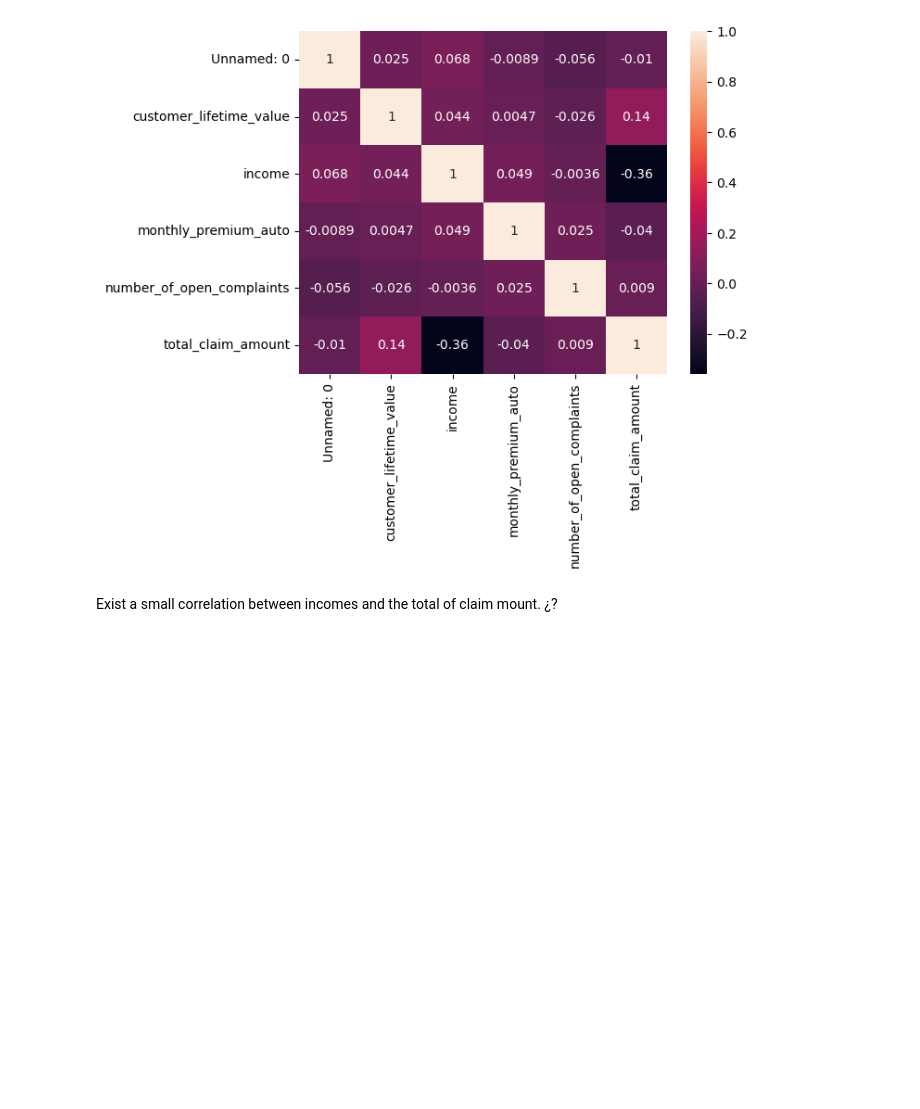
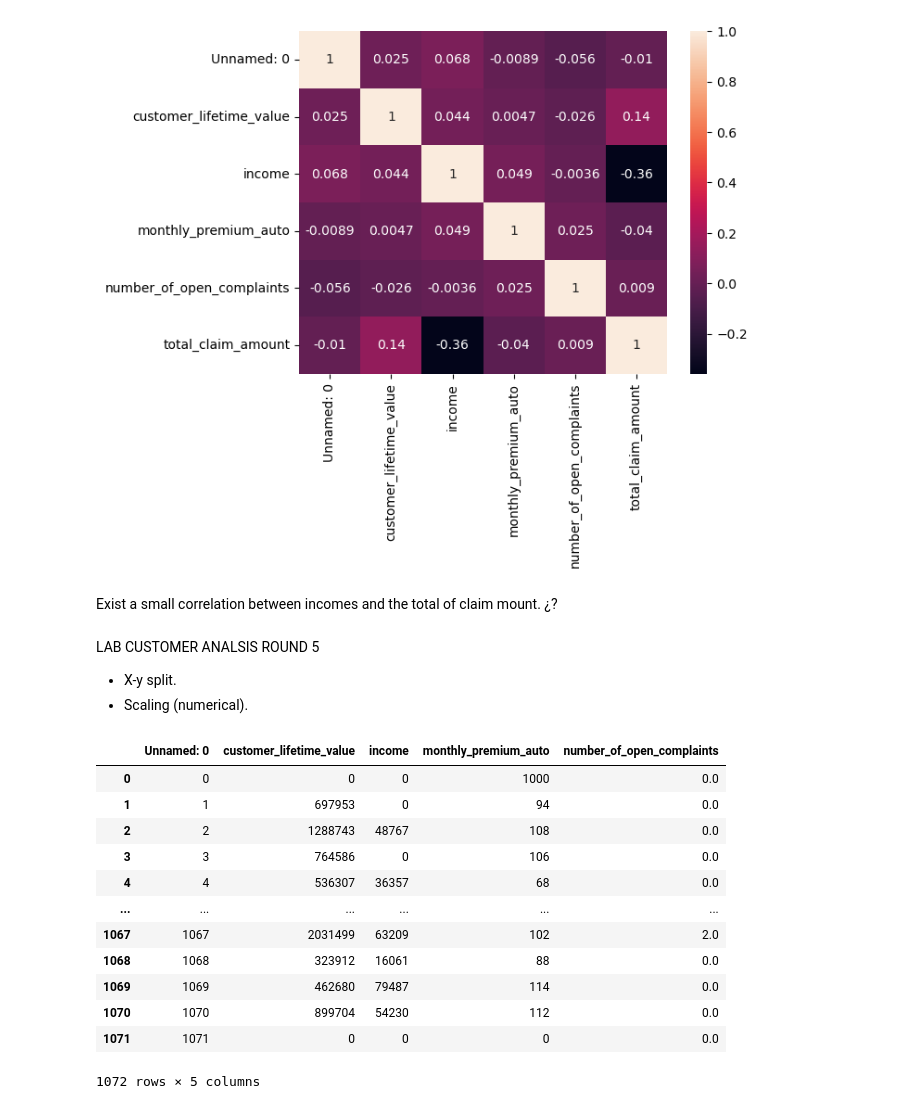
Before and after one commit to katchuli/lab-dw-data-cleaning-and-formatting, a Jupyter notebook: lab-dw-data-cleaning-and-formatting.ipynb, the cells around one changed output. Drawn from its saved outputs; the diff is of its cells as text; code cells hidden in the pictures; blank space fills up the shorter version.

Commit message:
round 5 done

```diff
--- a/lab-dw-data-cleaning-and-formatting.ipynb
+++ b/lab-dw-data-cleaning-and-formatting.ipynb
@@ -629,3 +629,8 @@ plt.show()
 Exist a small correlation between incomes and the total of claim mount. ¿?
 # %%
 # If there is no pair of features that have a high correlation, then do not drop any features.
+# %% [markdown]
+LAB CUSTOMER ANALSIS ROUND 5
+
+- X-y split.
+- Scaling (numerical).
@@ -631,0 +646,16 @@ Exist a small correlation between incomes and the total of claim mount. ¿?
+# %%
+X_num
+# %% [output]
+|  | Unnamed: 0 | customer_lifetime_value | income | monthly_premium_auto | number_of_open_complaints |
+| 0 | 0 | 0 | 0 | 1000 | 0.0 |
+| 1 | 1 | 697953 | 0 | 94 | 0.0 |
+| 2 | 2 | 1288743 | 48767 | 108 | 0.0 |
+| 3 | 3 | 764586 | 0 | 106 | 0.0 |
+| 4 | 4 | 536307 | 36357 | 68 | 0.0 |
+| ... | ... | ... | ... | ... | ... |
+| 1067 | 1067 | 2031499 | 63209 | 102 | 2.0 |
+| 1068 | 1068 | 323912 | 16061 | 88 | 0.0 |
+| 1069 | 1069 | 462680 | 79487 | 114 | 0.0 |
+| 1070 | 1070 | 899704 | 54230 | 112 | 0.0 |
+| 1071 | 1071 | 0 | 0 | 0 | 0.0 |
+1072 rows × 5 columns
```
Also changed, not shown: parts of 4 cells of this notebook.
